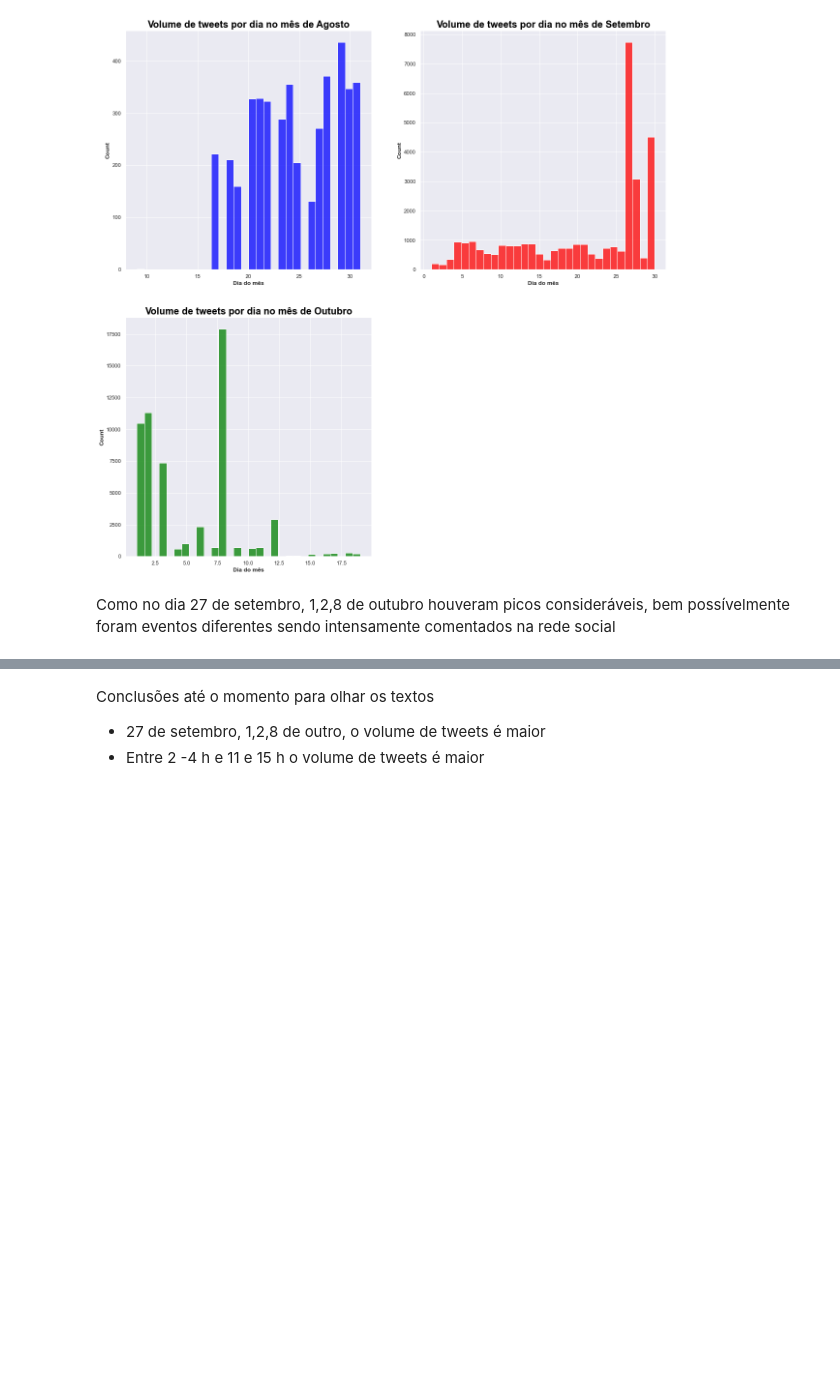
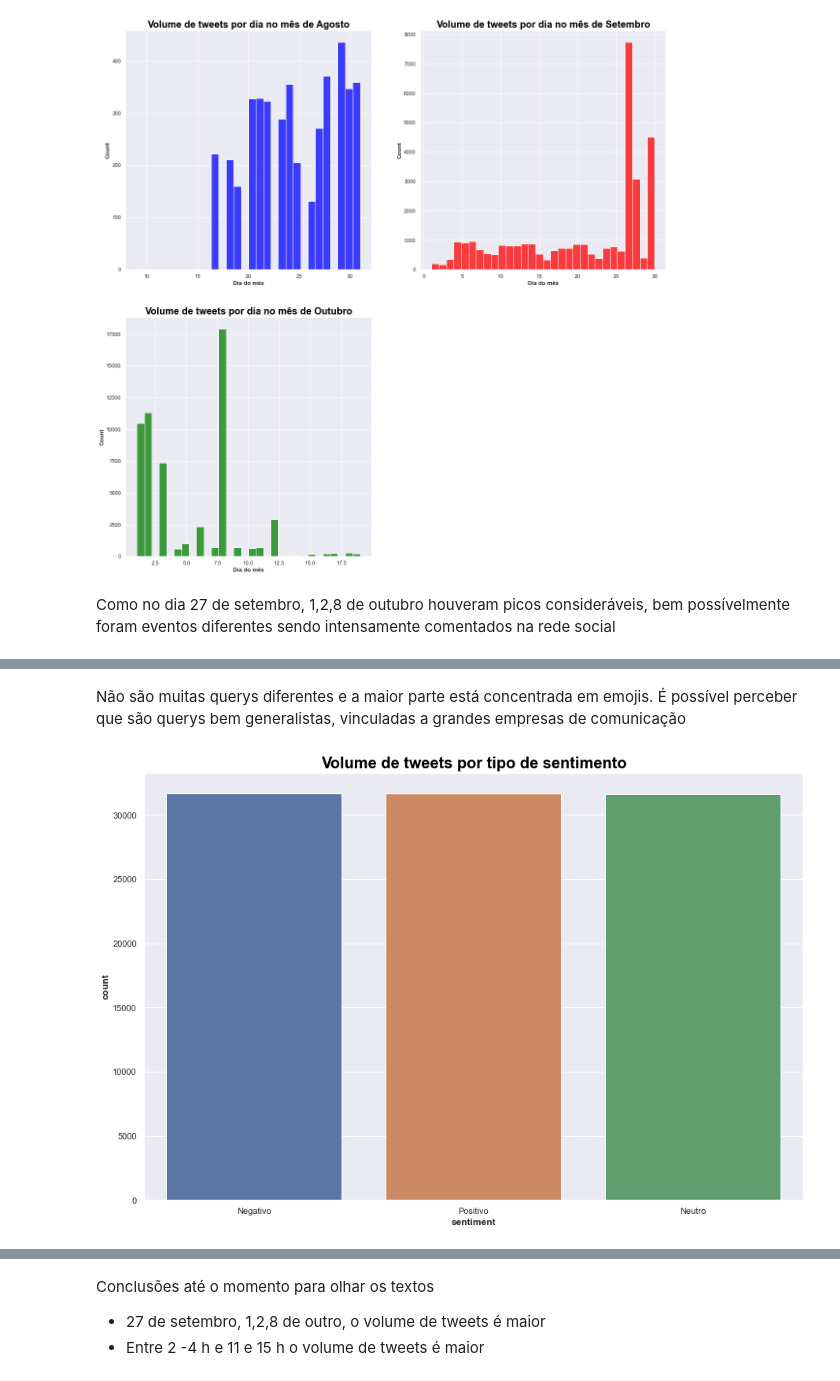
Before and after one commit to gabriel-solon-padilha/analise_de_sentimento_tweets_NLP, a Jupyter notebook: main.ipynb, the cells around one changed output, grey strips where cells are left out. Drawn from its saved outputs; the diff is of its cells as text; code cells hidden in the pictures; blank space fills up the shorter version.

```diff
--- a/main.ipynb
+++ b/main.ipynb
@@ -258,0 +290,8 @@ Como no dia 27 de setembro, 1,2,8 de outubro houveram picos consideráveis, bem
+# %% [markdown]
+Não são muitas querys diferentes e a maior parte está concentrada em emojis. É possível perceber que são querys bem generalistas, vinculadas a grandes empresas de comunicação
+# %%
+graph = sns.countplot(data=words_dirty_train_clean,x='sentiment')
+graph.set_title('Volume de tweets por tipo de sentimento')
+graph.set_xticklabels(labels=['Negativo','Positivo','Neutro']);
+# %% [output]
+[figure, added]
```
Also changed, not shown: parts of 14 cells of this notebook.
